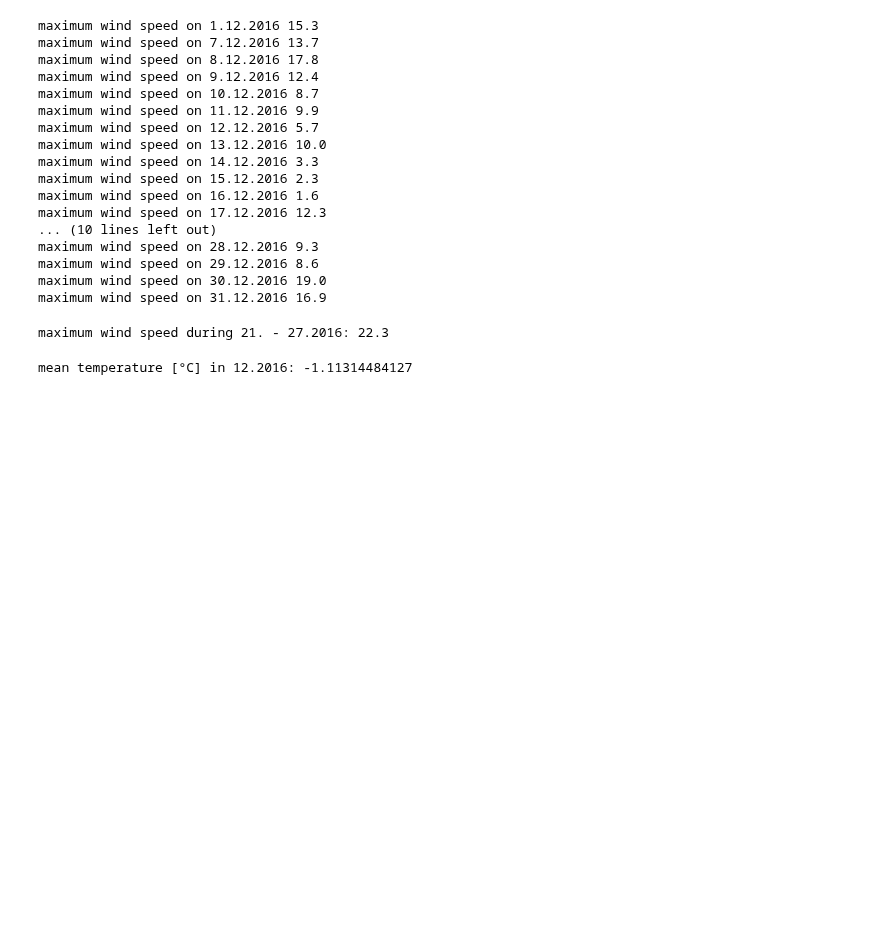
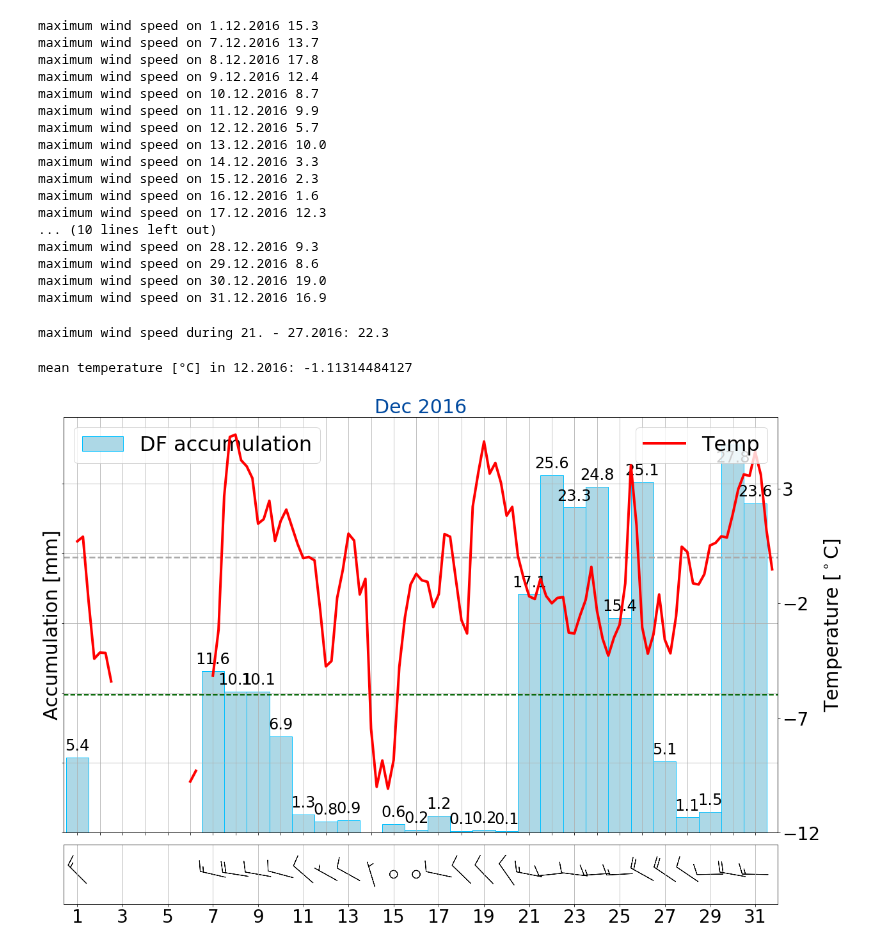
Before and after one commit to franzihe/Python_Masterthesis, a Jupyter notebook: weather_mast/Haukeli_obs_Dec_plt.ipynb, the cells around one changed output. Cells and saved outputs as stored; diff of their text form; code cells hidden in the pictures; blank space fills up the shorter version.

```diff
--- a/weather_mast/Haukeli_obs_Dec_plt.ipynb
+++ b/weather_mast/Haukeli_obs_Dec_plt.ipynb
@@ -197,31 +195,33 @@ ax1.set_xticklabels(np.arange(0,31), fontsize=tickfont)
 ax1.set_xlim([-0.6,31.])
 ax1.set_ylim([0.,np.nanmax(prec_sum)+2])
 ax1.legend(loc='upper left', fontsize=legenfont )
 plt.setp(ax1.get_yticklabels(), visible=False)
 
     # labeling Temp
 ax2.set_yticks(T)
 ax2.set_ylabel('Temperature [$^\circ$C]',fontsize = yfont)
 ax2.tick_params(axis='both', which= 'major', labelsize=tickfont)
 ax2.legend(loc='upper right', fontsize = legenfont )
 
 
 
 # Wind
 # share x only
 ax3 = plt.subplot(gs[6,:])#, sharex=ax1)
 
-ax3.barbs(np.arange(0.5,31), np.zeros(np.asarray(day_wind).shape[0]), U, V, length = 9, pivot='middle')
+ax3.barbs(np.arange(0,31), np.zeros(np.asarray(day_wind).shape[0]), U, V, length = 9, pivot='middle')
 # labeling Wind
 ax3.axes.get_yaxis().set_visible(False)
 ax3.tick_params(axis='both', which= 'major', labelsize=tickfont)
 ax3.set_xticks(np.arange(0,31,2))
 ax3.set_xticklabels(np.arange(1,32,2), fontsize=tickfont)
 ax3.set_xlim([-0.6,31.])
 ax3.set_ylim([-0.001,0.001])
 ax3.grid()
 
 ax1.set_title('%s %s' %(calmon, (year_precip[0][0])),fontsize=fs, color=blue)
 if savefig == 1:
     SF.save_figure_landscape(figdir, fig_name, form )
 plt.show()
+# %% [output]
+[figure, added]
```
Also changed, not shown: parts of 3 cells of this notebook.
